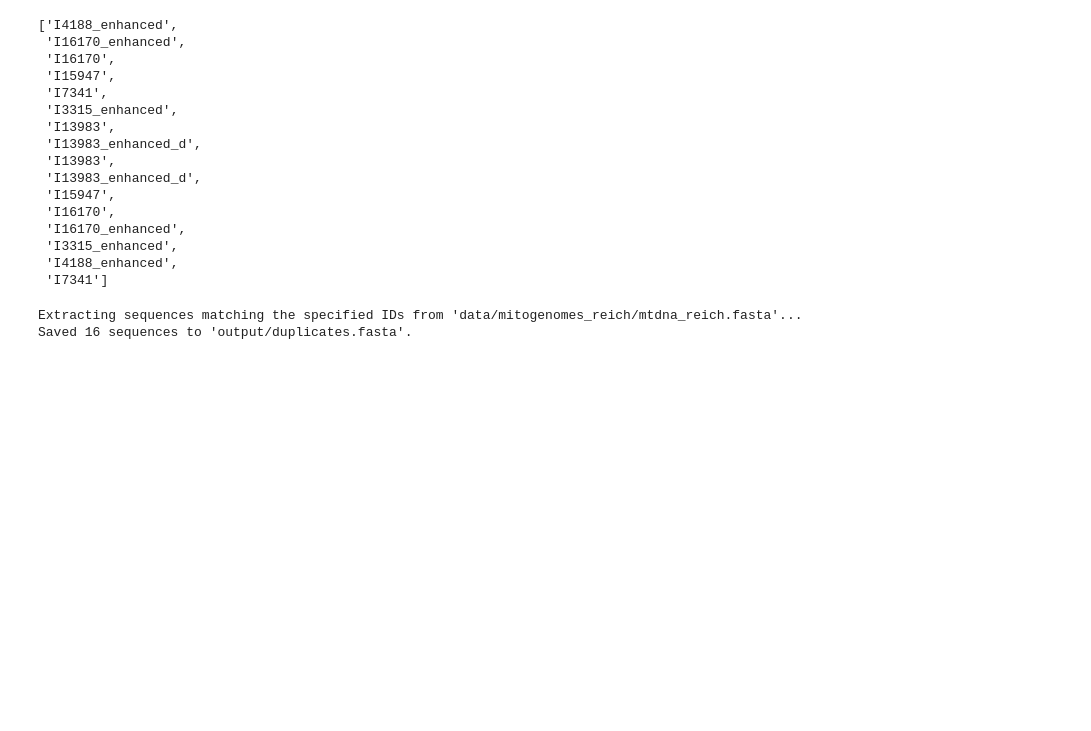
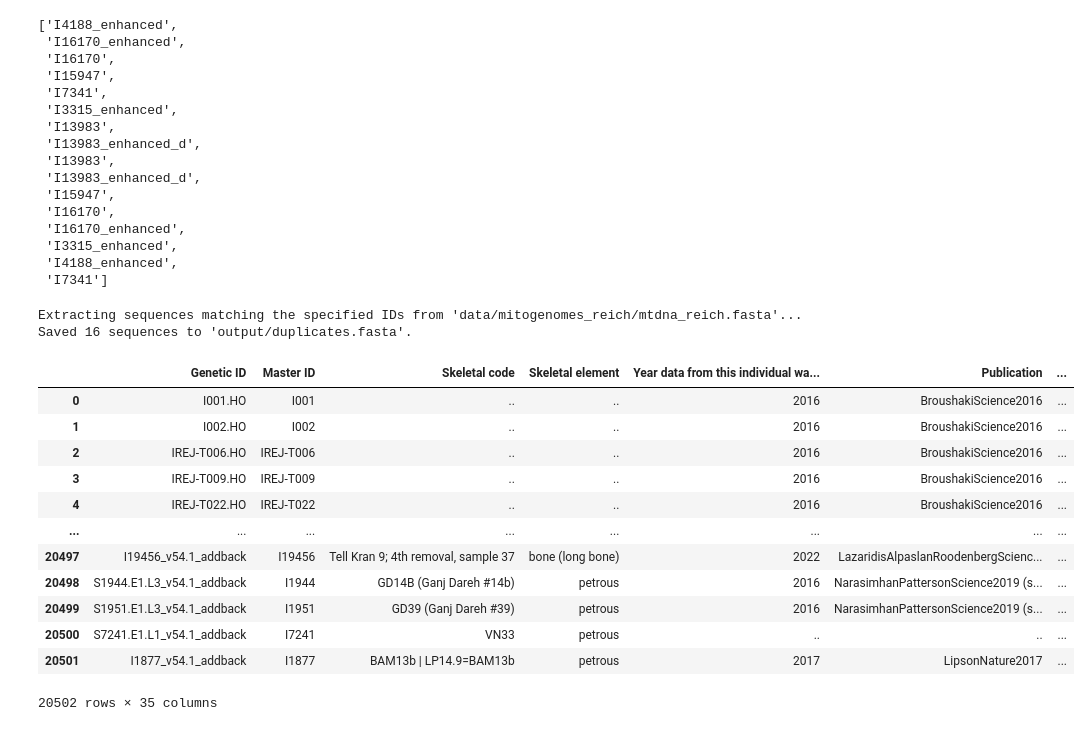
Before and after one commit to fulopjoz/aDNA_amtDB_AADR, a Jupyter notebook: notebooks/amt_DB_AADR_comparison.ipynb, the cells around one changed output. Drawn from its saved outputs; the diff is of its cells as text; code cells hidden in the pictures; blank space fills up the shorter version.

```diff
--- a/notebooks/amt_DB_AADR_comparison.ipynb
+++ b/notebooks/amt_DB_AADR_comparison.ipynb
@@ -243,3 +243,24 @@ processor_amtDB.extract_and_save_sequences(fasta_reich, duplicated_ids, output_f
 # %% [output]
 Extracting sequences matching the specified IDs from 'data/mitogenomes_reich/mtdna_reich.fasta'...
 Saved 16 sequences to 'output/duplicates.fasta'.
+# %%
+# open with this with pandas: /home/dodo/projects/aDNA_Comparative_Analysis/data/aadr/dataverse_files/aadr_v54.1.p1_HO_public.anno
+# load the metadata file
+import pandas as pd
+metadata_file = '/home/dodo/projects/aDNA_Comparative_Analysis/data/aadr/dataverse_files/aadr_v54.1.p1_HO_public.anno'
+metadata = pd.read_csv(metadata_file, sep='\t')
+metadata
+# %% [output]
+|  | Genetic ID | Master ID | Skeletal code | Skeletal element | Year data from this individual wa... | Publication | ... |
+| 0 | I001.HO | I001 | .. | .. | 2016 | BroushakiScience2016 | ... |
+| 1 | I002.HO | I002 | .. | .. | 2016 | BroushakiScience2016 | ... |
+| 2 | IREJ-T006.HO | IREJ-T006 | .. | .. | 2016 | BroushakiScience2016 | ... |
+| 3 | IREJ-T009.HO | IREJ-T009 | .. | .. | 2016 | BroushakiScience2016 | ... |
+| 4 | IREJ-T022.HO | IREJ-T022 | .. | .. | 2016 | BroushakiScience2016 | ... |
+| ... | ... | ... | ... | ... | ... | ... | ... |
+| 20497 | I19456_v54.1_addback | I19456 | Tell Kran 9; 4th removal, sample 37 | bone (long bone) | 2022 | LazaridisAlpaslanRoodenbergScienc... | ... |
+| 20498 | S1944.E1.L3_v54.1_addback | I1944 | GD14B (Ganj Dareh #14b) | petrous | 2016 | NarasimhanPattersonScience2019 (s... | ... |
+| 20499 | S1951.E1.L3_v54.1_addback | I1951 | GD39 (Ganj Dareh #39) | petrous | 2016 | NarasimhanPattersonScience2019 (s... | ... |
+| 20500 | S7241.E1.L1_v54.1_addback | I7241 | VN33 | petrous | .. | .. | ... |
+| 20501 | I1877_v54.1_addback | I1877 | BAM13b | LP14.9=BAM13b | petrous | 2017 | LipsonNature2017 | ... |
+20502 rows × 35 columns
```
